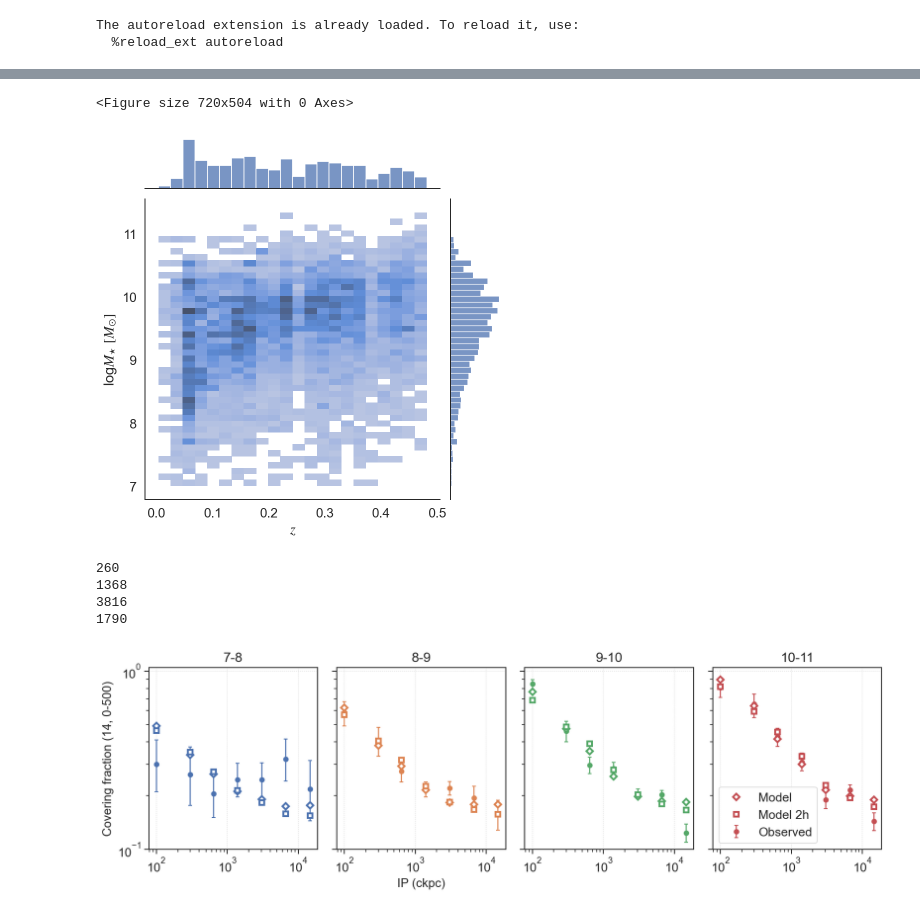
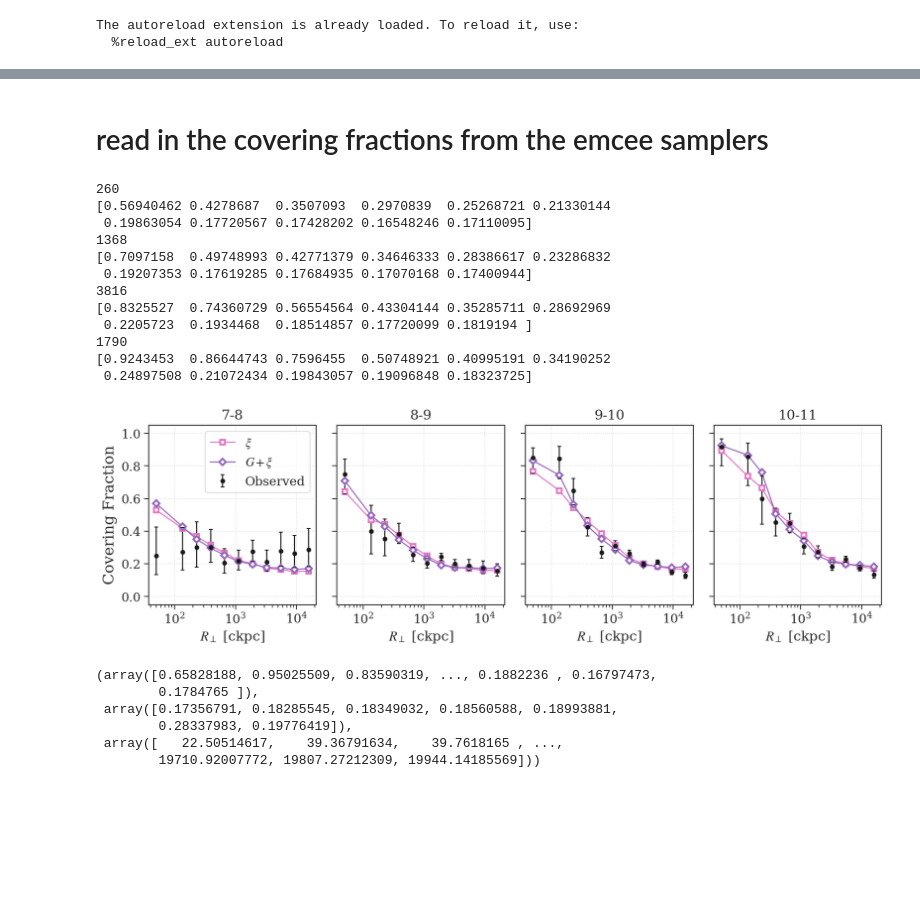
Before and after one commit to mattcwilde/1halo2halo, a Jupyter notebook: haloclustering/plotting/plots.ipynb, the cells around one changed output, grey strips where cells are left out. Saved outputs shown, nothing was run; the diff lists cells and outputs as text; code cells hidden in the pictures; blank space fills up the shorter version.

```diff
--- a/haloclustering/plotting/plots.ipynb
+++ b/haloclustering/plotting/plots.ipynb
@@ -95,25 +87,5 @@ with sns.axes_style('white'):
-# %%
-joint_kws=dict(gridsize=30)
-plt.figure(figsize=(10,7))
-
-
-# df.sort_values("survey", inplace=True)
-
-
-sns.set_theme(style="ticks")
-s = [r'$z$', r'log$M_{\star}$ $[M_{\odot}]$']
-with sns.axes_style('white'):
-    sns.set_context("paper", font_scale=1.5)
-
-    g = sns.jointplot(data=df,
-                      x="z", y="logm",
-                      kind="hist")
-
-    g.set_axis_labels(s[0], s[1])
-    # plt.savefig('combined_data_mass_z.png');
-# %% [output]
-<Figure size 720x504 with 0 Axes>
-[figure, removed]
+# %% [markdown]
+# read in the covering fractions from the emcee samplers
 # %%
 def log_probability(params, rho_gal_com, z_gal, Hz, vmax, hits, misses, mass):
     r0, gamma, beta2h, A, r_cross, beta1h, dndz_index, dndz_coeff = params
@@ -143,12 +114,12 @@ df['cf_model_2h'] = np.nanmean(sampler_2h.blobs, axis=(0,1))
 #rho_bins = np.concatenate([[0], np.geomspace(100, 20e3, 11)])
 
 rho_bins = np.concatenate([[0, 200], np.geomspace(400, 20e3, 6)])
-#rho_bins = np.concatenate([[0], np.geomspace(100, 20e3, 11)])
+rho_bins = np.concatenate([[0], np.geomspace(100, 20e3, 11)])
 
 bin_ctr = 0.5*(rho_bins[1:] + rho_bins[:-1])
 #rho_bins = np.geomspace(20, 20e3, 15)
 #np.concatenate([[0, 100, 200], np.geomspace(300, 20e3, 7)])
-plt.close("all")
+# plt.close("all")
 
 fig, axes = plt.subplots(1, 4, figsize=[12, 4], sharex=True, sharey=True)
 
@@ -156,43 +127,65 @@ hm = 'HM_0_500'
 
 if True:
     rngs = [[7, 8], [8, 9], [9, 10], [10, 11]]
 else:
     rngs = [[8, 9], [9, 10], [10, 11]]
 
 for e, (ax, rng) in enumerate(zip(axes, rngs)):
     ssdf = df.query(f'({rng[0]} < logm < {rng[1]})').copy()
     print(ssdf.__len__())
     ssdf['is_hit'] = np.where(ssdf[hm]=='hit', True, False)
 
     bin_ctr_p, _, p, perr = binned_binom_proportion(ssdf.rho.values, ssdf.is_hit.values, bins=rho_bins,
                                                  interval='jeffreys')
+
+    # models
+    model = binned_statistic(ssdf.rho.values, ssdf.cf_model.values, bins=rho_bins, )
+    print(model[0])
+    model_2h = binned_statistic(ssdf.rho.values, ssdf.cf_model_2h.values, bins=rho_bins, )
+
+    ax.plot(bin_ctr, model_2h[0], marker='s', mfc='white', mec='tab:pink', mew=2, ls='-', c='tab:pink', label=r'$\xi$')
+    ax.plot(bin_ctr, model[0], marker='D', mfc='white', mec='tab:purple', mew=2, ls='-', c='tab:purple', label=r'$G + \xi$')
+
+    # data
     ax.errorbar(bin_ctr_p, p, yerr=perr, ls='none', marker='o', label='Observed'.format(*rng), capsize=2,
-                color='C{}'.format(e))
-    model = binned_statistic(ssdf.rho.values, ssdf.cf_model.values, bins=rho_bins, )
-    model_2h = binned_statistic(ssdf.rho.values, ssdf.cf_model_2h.values, bins=rho_bins, )
-    ax.plot(bin_ctr, model[0], marker='D', mfc='white', mec='C{}'.format(e), mew=2, ls='none', label='Model',
-           zorder=5)
-    ax.plot(bin_ctr, model_2h[0], marker='s', mfc='white', mec='C{}'.format(e), mew=2, ls='none', label='Model 2h',
-        zorder=5)
+        color='k', markersize=4)
 
     ax.set_title('{}-{}'.format(*rng))
+    ax.set_xlabel(r"$R_{\perp}$ [ckpc]")
     ax.grid(ls=':', color='gainsboro')
-plt.legend()
+axes[0].legend()
 plt.xscale('log');
 
-if True:
+if False:
     plt.yscale('log')
     plt.ylim(1e-1, 1.05)
 else:
     plt.ylim(-0.05, 1.05)
-axes[1].set_xlabel('IP (ckpc)', fontsize=13)
-axes[0].set_ylabel('Covering fraction ({}, 0-500)'.format(14), fontsize=13);
+# axes[1].set_xlabel('IP (ckpc)', fontsize=16)
+axes[0].set_ylabel('Covering Fraction', fontsize=16);
 
 plt.tight_layout();
-#plt.savefig('cf_plots/{}_{}_coarse.pdf'.format(model, ltNH_thresh))
+plt.savefig('../figures/cf_plots_comparison.png', dpi=300)
 # %% [output]
 260
+[0.56940462 0.4278687  0.3507093  0.2970839  0.25268721 0.21330144
+ 0.19863054 0.17720567 0.17428202 0.16548246 0.17110095]
 1368
+[0.7097158  0.49748993 0.42771379 0.34646333 0.28386617 0.23286832
+ 0.19207353 0.17619285 0.17684935 0.17070168 0.17400944]
 3816
+[0.8325527  0.74360729 0.56554564 0.43304144 0.35285711 0.28692969
+ 0.2205723  0.1934468  0.18514857 0.17720099 0.1819194 ]
 1790
+[0.9243453  0.86644743 0.7596455  0.50748921 0.40995191 0.34190252
+ 0.24897508 0.21072434 0.19843057 0.19096848 0.18323725]
-[figure, old version]
+[figure, new version]
+# %%
+ssdf.cf_model.values, model[0], ssdf.rho.values
+# %% [output]
+(array([0.65828188, 0.95025509, 0.83590319, ..., 0.1882236 , 0.16797473,
+        0.1784765 ]),
+ array([0.17356791, 0.18285545, 0.18349032, 0.18560588, 0.18993881,
+        0.28337983, 0.19776419]),
+ array([   22.50514617,    39.36791634,    39.7618165 , ...,
+        19710.92007772, 19807.27212309, 19944.14185569]))
```
Also changed, not shown: parts of 37 cells of this notebook.
